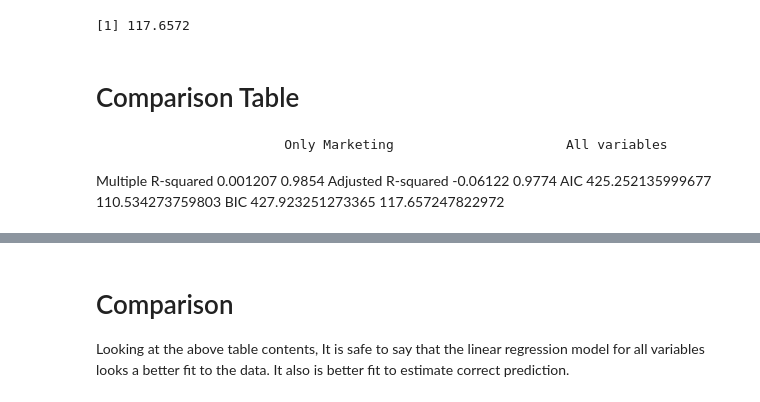
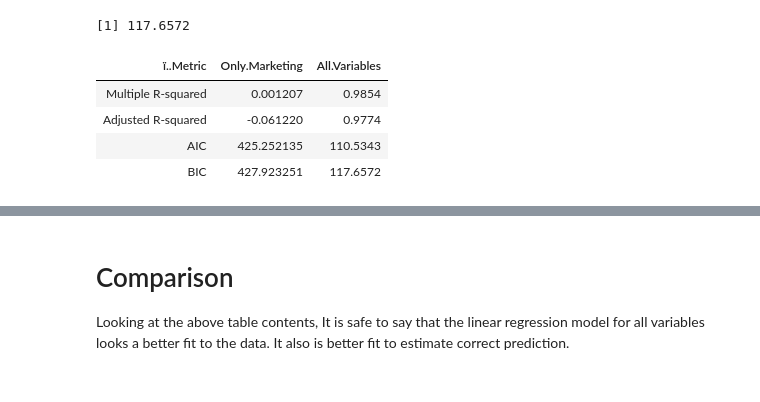
Before and after one commit to nikhilvanchitre/Statistical-Data-Mining, a Jupyter notebook: Assignment 4.ipynb, the cells around one changed output, grey strips where cells are left out. Cells and saved outputs as stored; diff of their text form; code cells hidden in the pictures.

```diff
--- a/Assignment 4.ipynb
+++ b/Assignment 4.ipynb
@@ -148,14 +148,15 @@ AIC(lm_allvariables)
 BIC(lm_allvariables)
 # %% [output]
 [1] 117.6572
-# %% [markdown]
-# Comparison Table
-
-                          Only Marketing                      All variables
-Multiple R-squared         0.001207                            0.9854
-Adjusted R-squared        -0.06122                             0.9774
-AIC                        425.252135999677                    110.534273759803
-BIC                        427.923251273365                    117.657247822972
+# %%
+comptable <- read.csv(choose.files())
+comptable
+# %% [output]
+| ï..Metric | Only.Marketing | All.Variables |
+| Multiple R-squared | 0.001207 | 0.9854 |
+| Adjusted R-squared | -0.061220 | 0.9774 |
+| AIC | 425.252135 | 110.5343 |
+| BIC | 427.923251 | 117.6572 |
 # %% [markdown]
 ![image](C:\Users\nikhi\OneDrive\Documents\Statistical-Data-Mining\A4.PNG)
 # %% [markdown]
```
